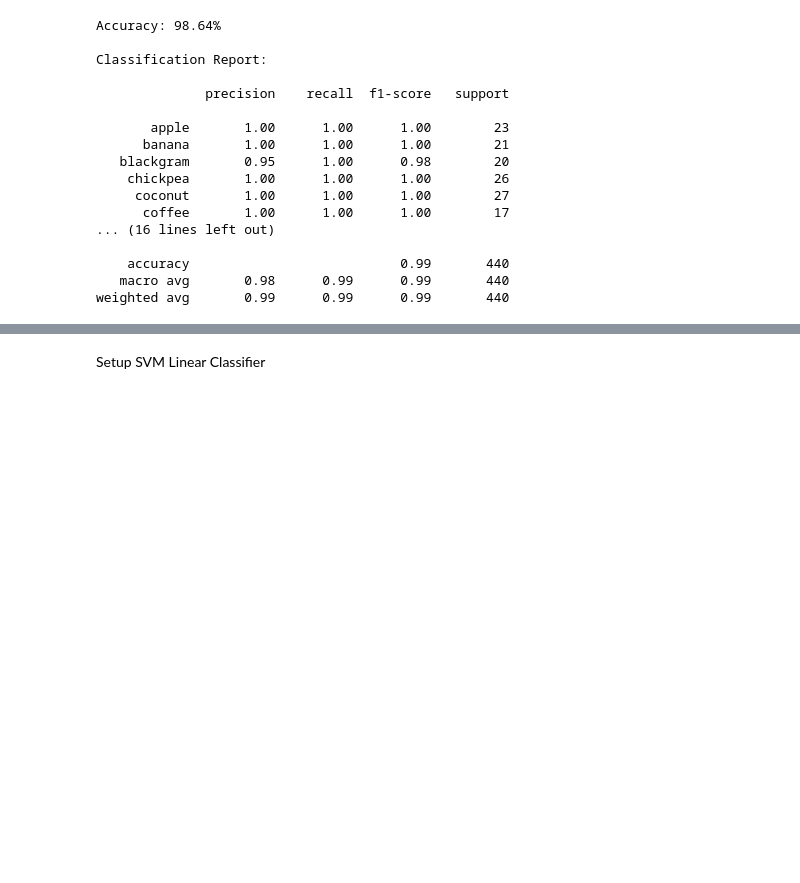
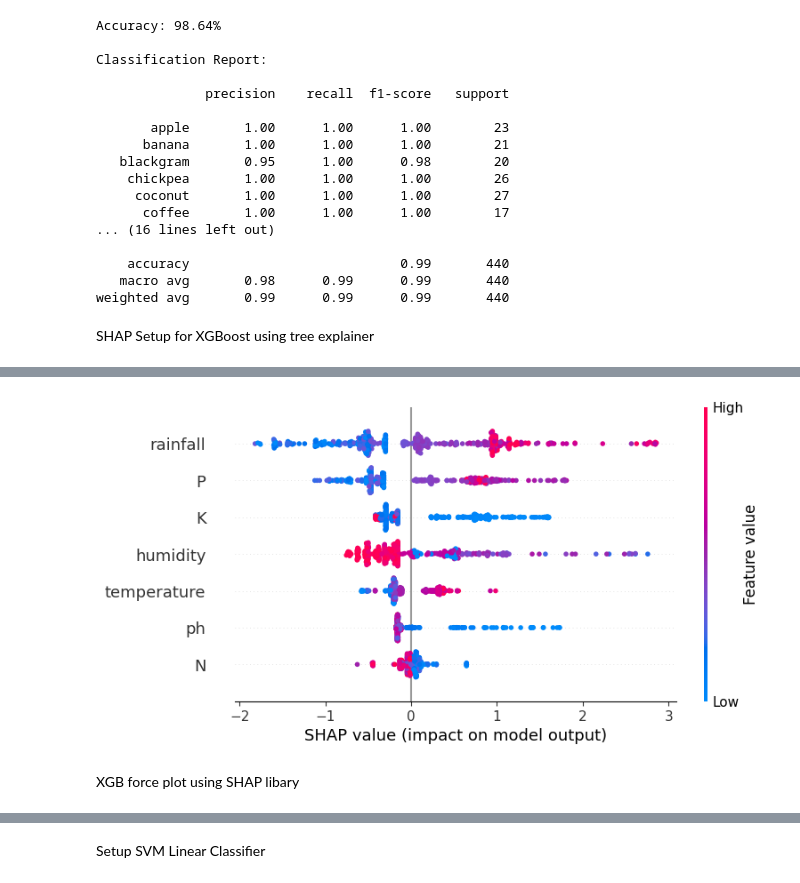
Before and after one commit to priyanshupriyank04/ResearchPaper_Implementations, a Jupyter notebook: analysis.ipynb, the cells around one changed output, grey strips where cells are left out. Drawn from its saved outputs; the diff is of its cells as text; code cells hidden in the pictures; blank space fills up the shorter version.

Commit message:
Added the XGB analysis using Shap and Lime model

```diff
--- a/analysis.ipynb
+++ b/analysis.ipynb
@@ -162,3 +162,22 @@ Classification Report:
     accuracy                           0.99       440
    macro avg       0.98      0.99      0.99       440
 weighted avg       0.99      0.99      0.99       440
+# %% [markdown]
+SHAP Setup for XGBoost using tree explainer
+# %%
+import shap
+
+# Step 1: Initialize SHAP JS for better plots in notebook (optional)
+shap.initjs()
+
+# Step 2: Create a unified SHAP Explainer (auto-detects it's a tree model)
+explainer = shap.Explainer(model, X_train)
+
+# Step 3: Calculate SHAP values for the test set
+shap_values = explainer(X_test)  # returns shap.Explanation object
+
+
+
+# Show SHAP summary plot for class 18 (pigeonpeas)
+shap.plots.beeswarm(shap_values[:, :, 18])
+# %% [output]
@@ -164,0 +185,3 @@ weighted avg       0.99      0.99      0.99       440
+[figure, added]
+# %% [markdown]
+XGB force plot using SHAP libary
```
Also changed, not shown: parts of 7 cells of this notebook.
